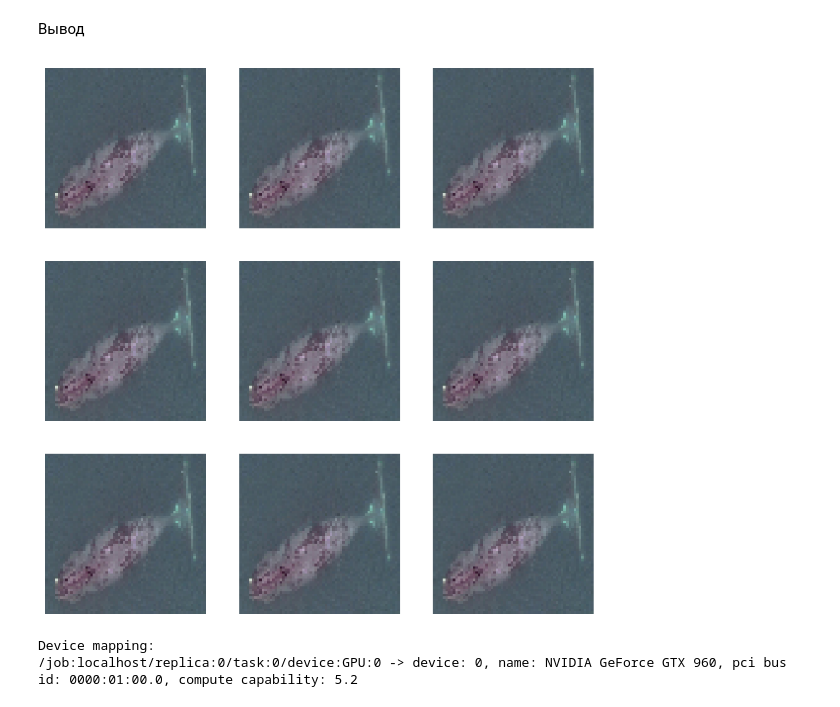
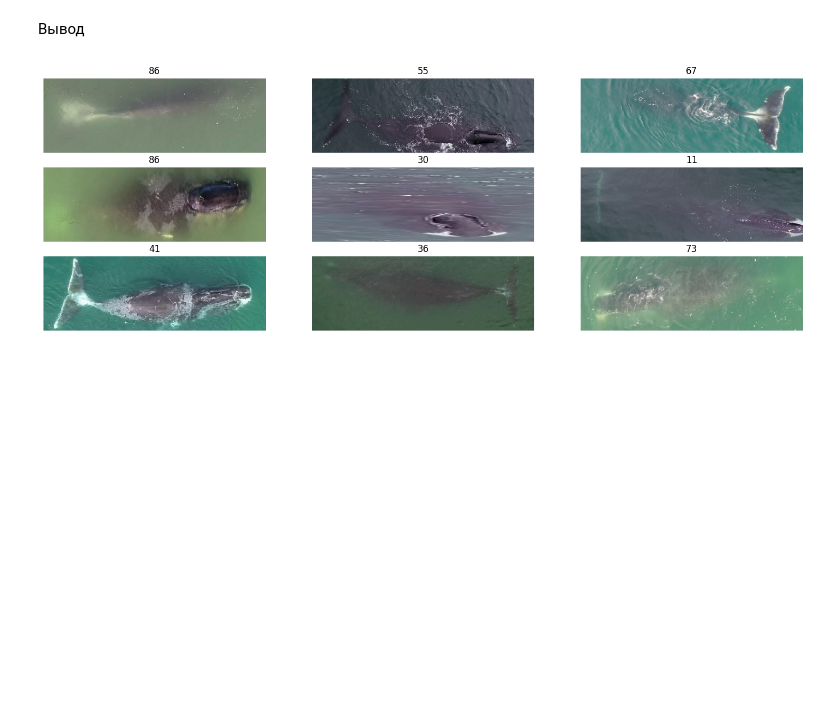
Before and after one commit to slashfast/bowhead_whale, a Jupyter notebook: main.ipynb, the cells around one changed output. Saved outputs shown, nothing was run; the diff lists cells and outputs as text; code cells hidden in the pictures; blank space fills up the shorter version.

```diff
--- a/main.ipynb
+++ b/main.ipynb
@@ -29,7 +29,7 @@ print('Библиотеки успешно загружены')
 # %%
 # dataset = keras.utils.image_dataset_from_directory('Whale ReId 2_mm', labels='inferred', shuffle='False', batch_size=64, interpolation='mitchellcubic',color_mode='rgb')
 # masks = keras.utils.image_dataset_from_directory('Whale ReId 2_mm masked', labels='inferred', shuffle='False', batch_size=64, color_mode='grayscale')
-image_size = (64, 64)
+image_size = (128, 384)
 batch_size = 128
 
 train_ds, val_ds = keras.utils.image_dataset_from_directory('Whale ReId 2_mm', labels='inferred', validation_split=0.2, subset='both', seed=1337, batch_size=batch_size, interpolation='mitchellcubic', image_size=image_size)
@@ -50,19 +42,17 @@ Using 6728 files for validation.
 # %%
+#classes = train_ds.class_names
+
 def show_img(ds):
-    plt.figure(figsize=(10, 10))
-    for images, _ in ds.take(1):
-        for i in range(9):
+    plt.figure(figsize=(18, 6))
+    for images, labels in ds.take(1):
+        for j in range(9):
             # augmented_images = data_augmentation(images)
-            ax = plt.subplot(3, 3, i + 1)
-            plt.imshow(images[0].numpy().astype('uint8'))
+            plt.subplot(3, 3, j + 1)
+            plt.imshow(images[j].numpy().astype('uint8'))
+            plt.title(int(labels[j]))
             plt.axis('off')
+
+show_img(train_ds)
+# %% [output]
+[figure, added]
-# %%
-show_img(train_ds)
-# %% [output]
-[figure, removed]
-# %%
-sess = tf.compat.v1.Session(config=tf.compat.v1.ConfigProto(log_device_placement=True))
-# %% [output]
-Device mapping:
-/job:localhost/replica:0/task:0/device:GPU:0 -> device: 0, name: NVIDIA GeForce GTX 960, pci bus id: 0000:01:00.0, compute capability: 5.2
 # %%
```
Also changed, not shown: parts of 12 cells of this notebook.
